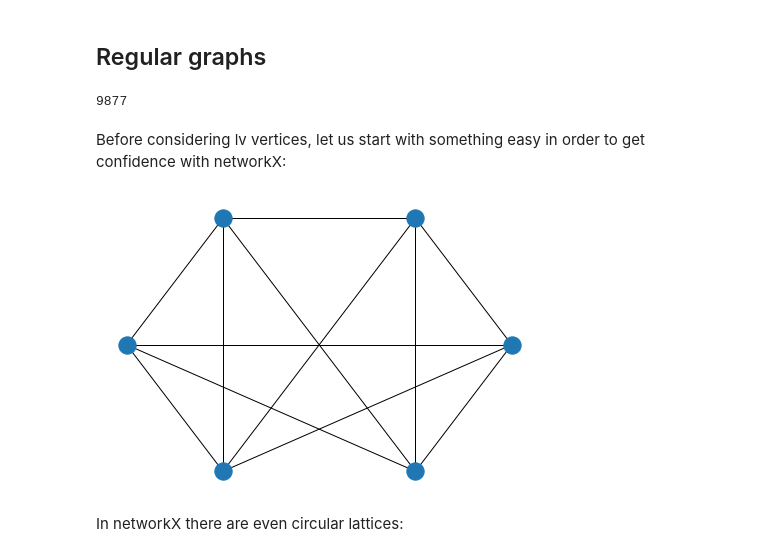
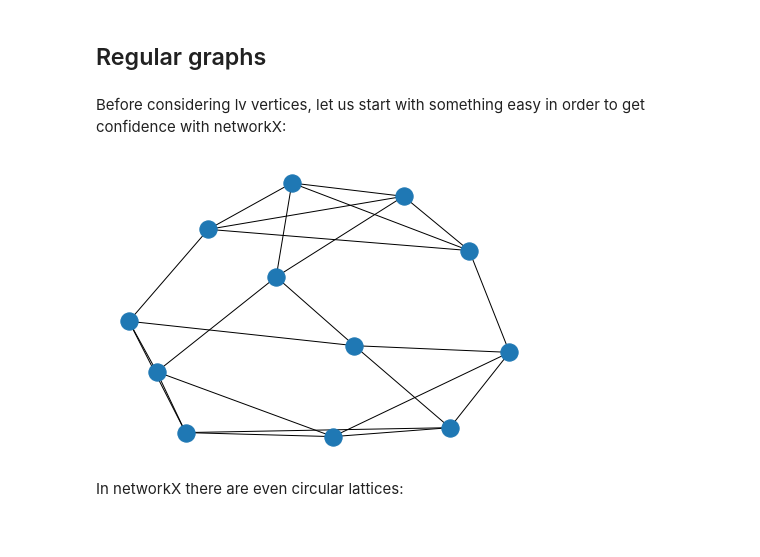
Before and after one commit to fabiosaracco/networks_03_2020, a Jupyter notebook: Lectures/Lecture_0_network_models.ipynb, the cells around one changed output. Saved outputs shown, nothing was run; the diff lists cells and outputs as text; code cells hidden in the pictures.

```diff
--- a/Lectures/Lecture_0_network_models.ipynb
+++ b/Lectures/Lecture_0_network_models.ipynb
@@ -115,18 +139,14 @@ So far for the real network of collaboration on Hep-Th we saw that:
 Due to the long calculation times of the ASPL, we will focus on the first two only.
 # %% [markdown]
 ## Regular graphs
-# %%
-lv
-# %% [output]
-9877
 # %% [markdown]
 Before considering lv vertices, let us start with something easy in order to get confidence with networkX:
 # %%
-cacca=nx.random_regular_graph(4, 6)
+cacca=nx.random_regular_graph(4, 12)
 # %%
-nx.draw_circular(cacca)
+nx.draw_kamada_kawai(cacca)
 # %% [output]
-[figure, old version]
+[figure, new version]
 # %% [markdown]
 In networkX there are even circular lattices:
 # %%
```
Also changed, not shown: parts of 49 cells of this notebook, 3 other files.
